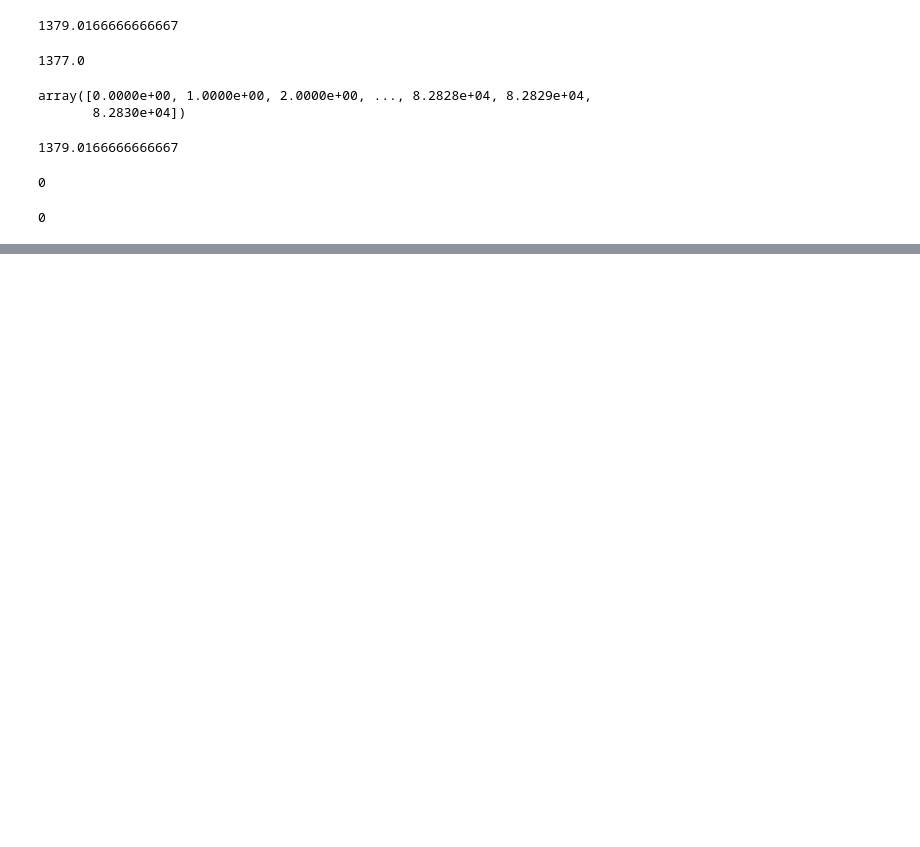
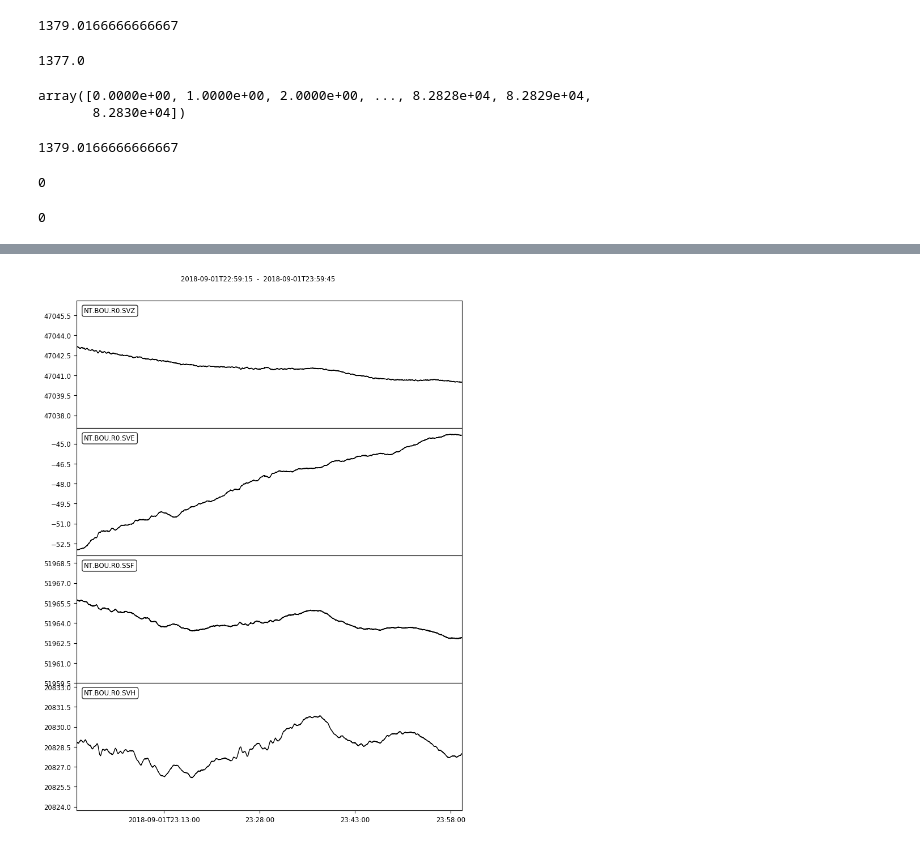
Before and after one commit to usgs/geomag-algorithms, a Jupyter notebook: docs/algorithms/FilterAlgorithm.ipynb, the cells around one changed output, grey strips where cells are left out. Saved outputs shown, nothing was run; the diff lists cells and outputs as text; code cells hidden in the pictures; blank space fills up the shorter version.

```diff
--- a/docs/algorithms/FilterAlgorithm.ipynb
+++ b/docs/algorithms/FilterAlgorithm.ipynb
@@ -704,0 +717,2 @@ np.isnan(bouf[0].data).sum()
+# %%
+bou2 = c.get_timeseries(channels=['SVH','SVE','SVZ','SSF'], starttime=UTCDateTime("2018-09-01T22:59:15Z"), endtime=UTCDateTime("2018-09-01T23:59:45Z"), observatory="BOU", type="variation", interval="second")
@@ -704,0 +739,4 @@ np.isnan(bouf[0].data).sum()
+# %%
+bou2.plot()
+# %% [output]
+[figure, added]
```
Also changed, not shown: parts of 14 cells of this notebook, 6 other files.
